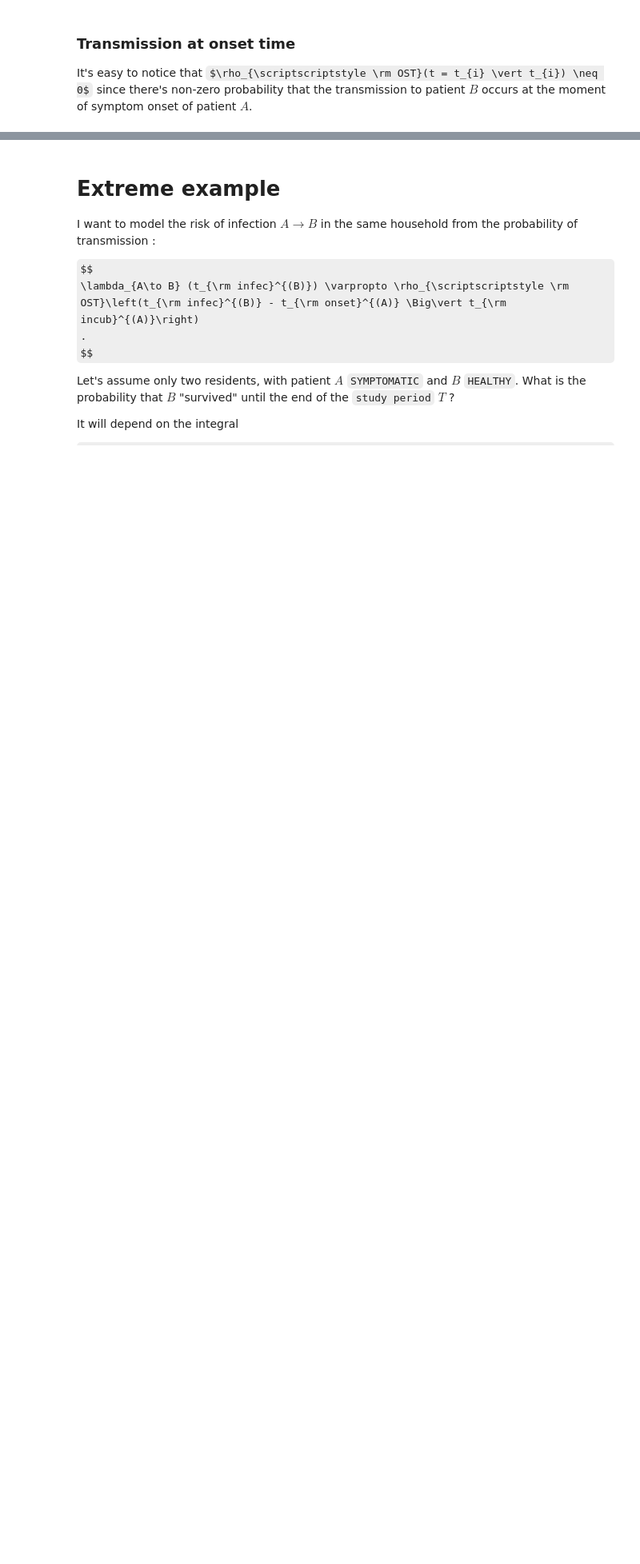
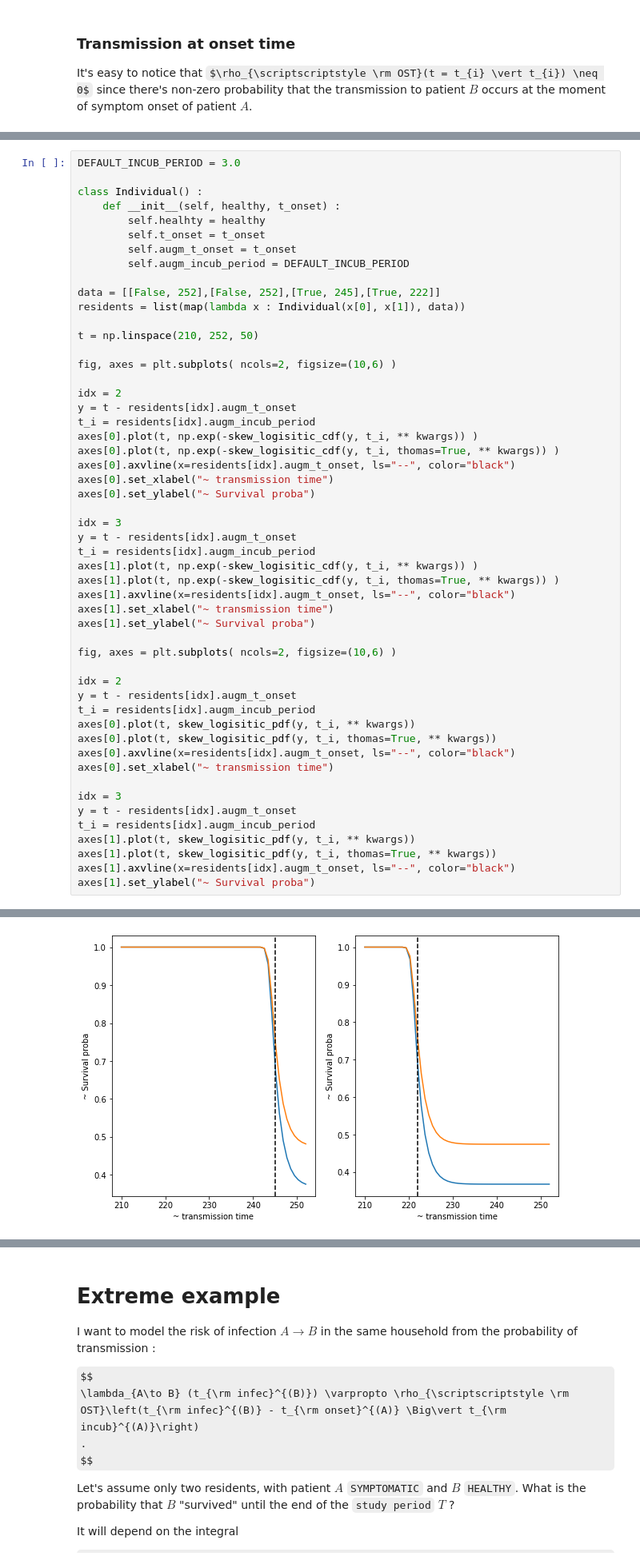
Before and after one commit to EvangelistaJulio/housepi, a Jupyter notebook: developing/time-onset-symptoms-to-transmission.ipynb, the cells around one changed output, grey strips where cells are left out. Shown at 80% size. Drawn from its saved outputs; the diff is of its cells as text; some formulas as TeX source; blank space fills up the shorter version.

```diff
--- a/developing/time-onset-symptoms-to-transmission.ipynb
+++ b/developing/time-onset-symptoms-to-transmission.ipynb
@@ -181,0 +202,53 @@ plt.plot(x, y)
+# %%
+DEFAULT_INCUB_PERIOD = 3.0
+
+class Individual() :
+    def __init__(self, healthy, t_onset) :
+        self.healhty = healthy
+        self.t_onset = t_onset
+        self.augm_t_onset = t_onset
+        self.augm_incub_period = DEFAULT_INCUB_PERIOD
+
+data = [[False, 252],[False, 252],[True, 245],[True, 222]]
+residents = list(map(lambda x : Individual(x[0], x[1]), data))
+
+t = np.linspace(210, 252, 50)
+
+fig, axes = plt.subplots( ncols=2, figsize=(10,6) )
+
+idx = 2
+y = t - residents[idx].augm_t_onset
+t_i = residents[idx].augm_incub_period
+axes[0].plot(t, np.exp(-skew_logisitic_cdf(y, t_i, ** kwargs)) )
+axes[0].plot(t, np.exp(-skew_logisitic_cdf(y, t_i, thomas=True, ** kwargs)) )
+axes[0].axvline(x=residents[idx].augm_t_onset, ls="--", color="black")
+axes[0].set_xlabel("~ transmission time")
+axes[0].set_ylabel("~ Survival proba")
+
+idx = 3
+y = t - residents[idx].augm_t_onset
+t_i = residents[idx].augm_incub_period
+axes[1].plot(t, np.exp(-skew_logisitic_cdf(y, t_i, ** kwargs)) )
+axes[1].plot(t, np.exp(-skew_logisitic_cdf(y, t_i, thomas=True, ** kwargs)) )
+axes[1].axvline(x=residents[idx].augm_t_onset, ls="--", color="black")
+axes[1].set_xlabel("~ transmission time")
+axes[1].set_ylabel("~ Survival proba")
+
+fig, axes = plt.subplots( ncols=2, figsize=(10,6) )
+
+idx = 2
+y = t - residents[idx].augm_t_onset
+t_i = residents[idx].augm_incub_period
+axes[0].plot(t, skew_logisitic_pdf(y, t_i, ** kwargs))
+axes[0].plot(t, skew_logisitic_pdf(y, t_i, thomas=True, ** kwargs))
+axes[0].axvline(x=residents[idx].augm_t_onset, ls="--", color="black")
+axes[0].set_xlabel("~ transmission time")
+
+idx = 3
+y = t - residents[idx].augm_t_onset
+t_i = residents[idx].augm_incub_period
+axes[1].plot(t, skew_logisitic_pdf(y, t_i, ** kwargs))
+axes[1].plot(t, skew_logisitic_pdf(y, t_i, thomas=True, ** kwargs))
+axes[1].axvline(x=residents[idx].augm_t_onset, ls="--", color="black")
+axes[1].set_ylabel("~ Survival proba")
+# %% [output]
@@ -181,0 +256 @@ plt.plot(x, y)
+[figure, added]
```
Also changed, not shown: parts of 10 cells of this notebook, 21 other files.
